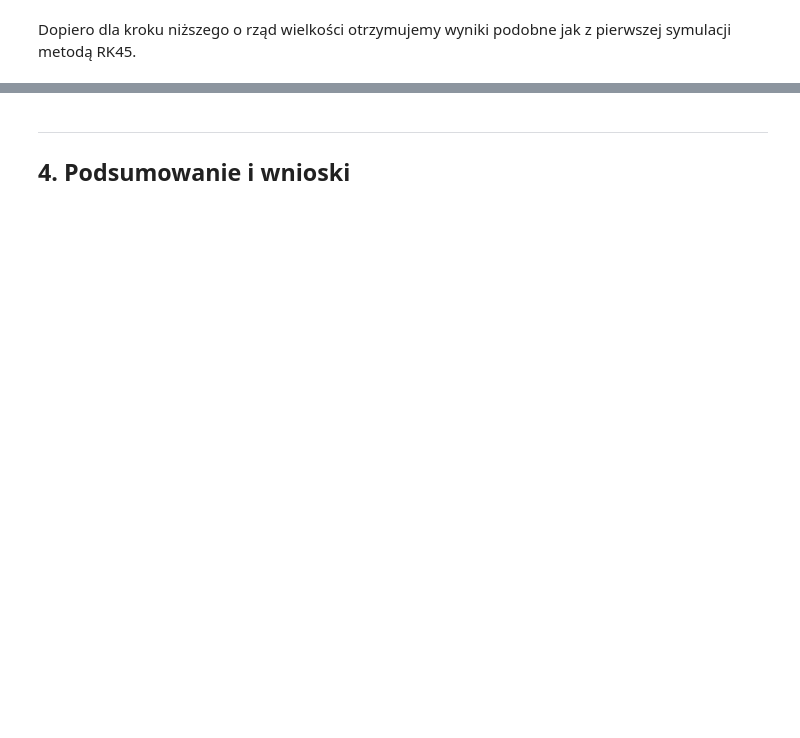
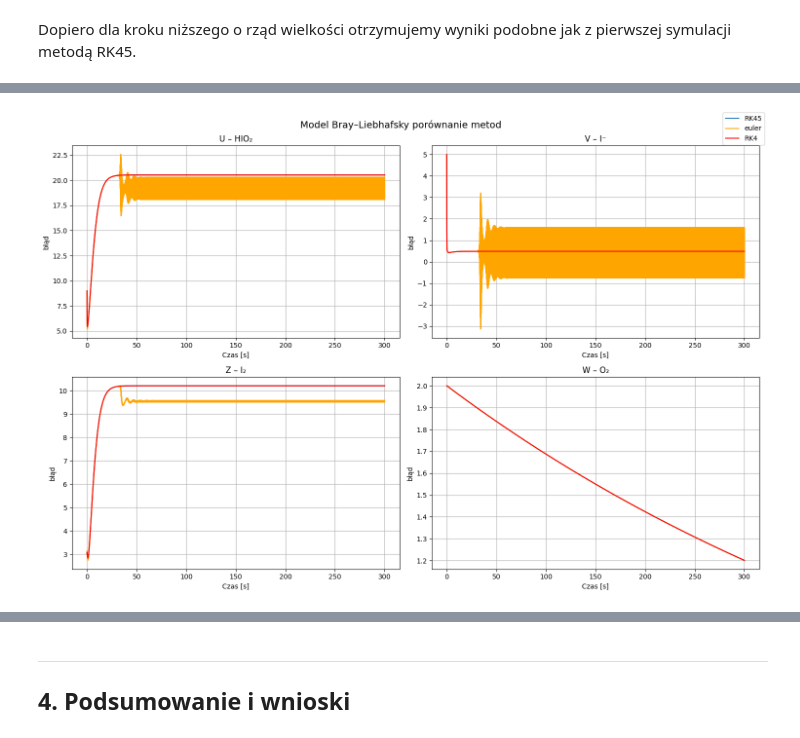
Before and after one commit to Karol-Garbaczewski/Kinetyka-Chemiczna---reakcja-Braya-Liebhafski-ego, a Jupyter notebook: main.ipynb, the cells around one changed output, grey strips where cells are left out. Cells and saved outputs as stored; diff of their text form; code cells hidden in the pictures; blank space fills up the shorter version.

```diff
--- a/main.ipynb
+++ b/main.ipynb
@@ -597,0 +605,4 @@ Dla tak małego kroku różnice w wartościach są niezauważalne.
+# %%
+bl_model_comparssion(U0_2, V0_2, Z0_2, W0_2, R1_2, R2_2, R3_2, R4_2, R5_2, R6_2, R7_2, step=0.05, t_max=300)
+# %% [output]
+[figure, added]
```
Also changed, not shown: parts of 36 cells of this notebook.
